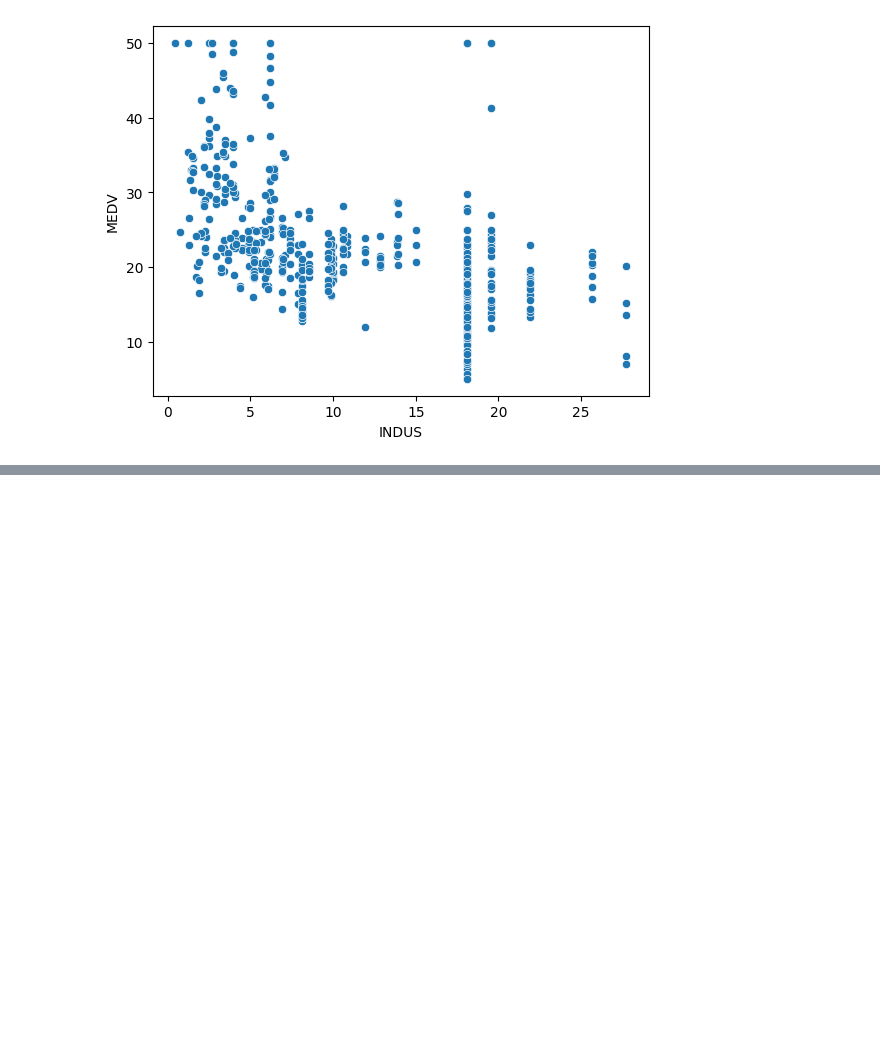
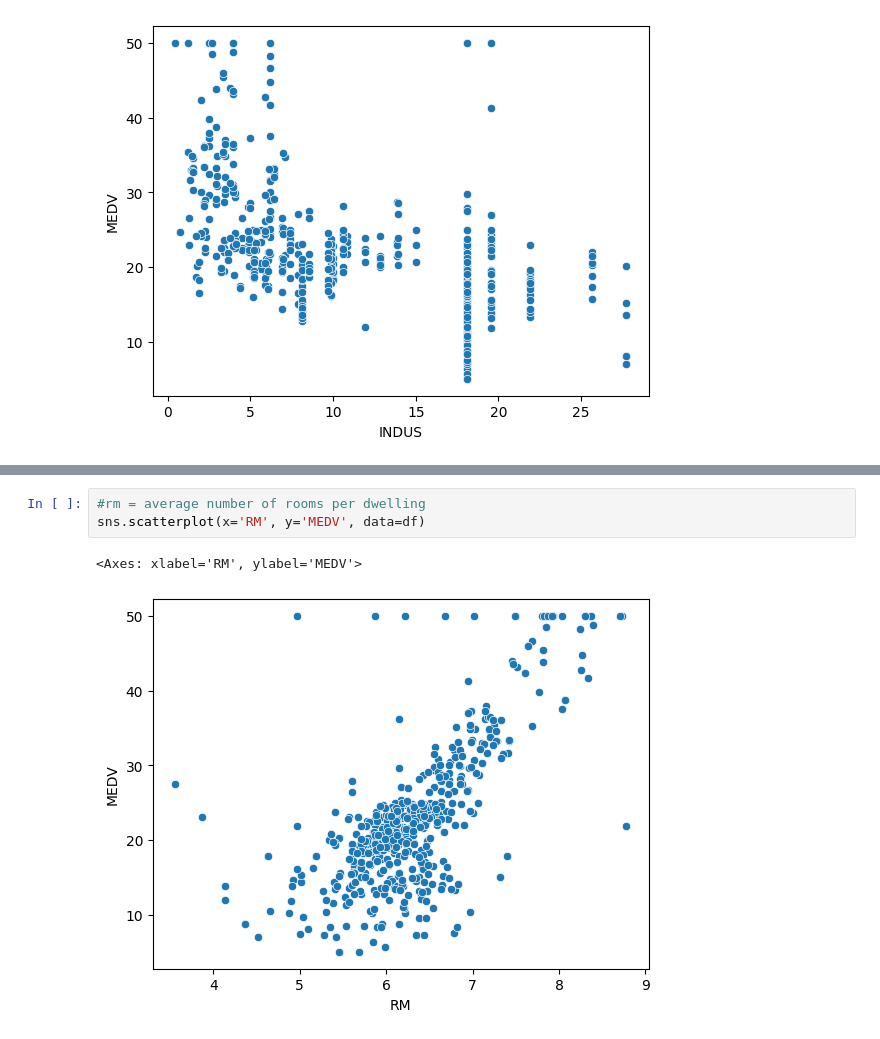
Before and after one commit to SunilPant054/BOSTON, a Jupyter notebook: boston.ipynb, the cells around one changed output, grey strips where cells are left out. Saved outputs shown, nothing was run; the diff lists cells and outputs as text; blank space fills up the shorter version.

```diff
--- a/boston.ipynb
+++ b/boston.ipynb
@@ -98,0 +105,6 @@ sns.scatterplot(x='INDUS', y='MEDV', data=df)
+# %%
+#rm = average number of rooms per dwelling
+sns.scatterplot(x='RM', y='MEDV', data=df)
+# %% [output]
+<Axes: xlabel='RM', ylabel='MEDV'>
+[figure, added]
```
Also changed, not shown: parts of 11 cells of this notebook.
